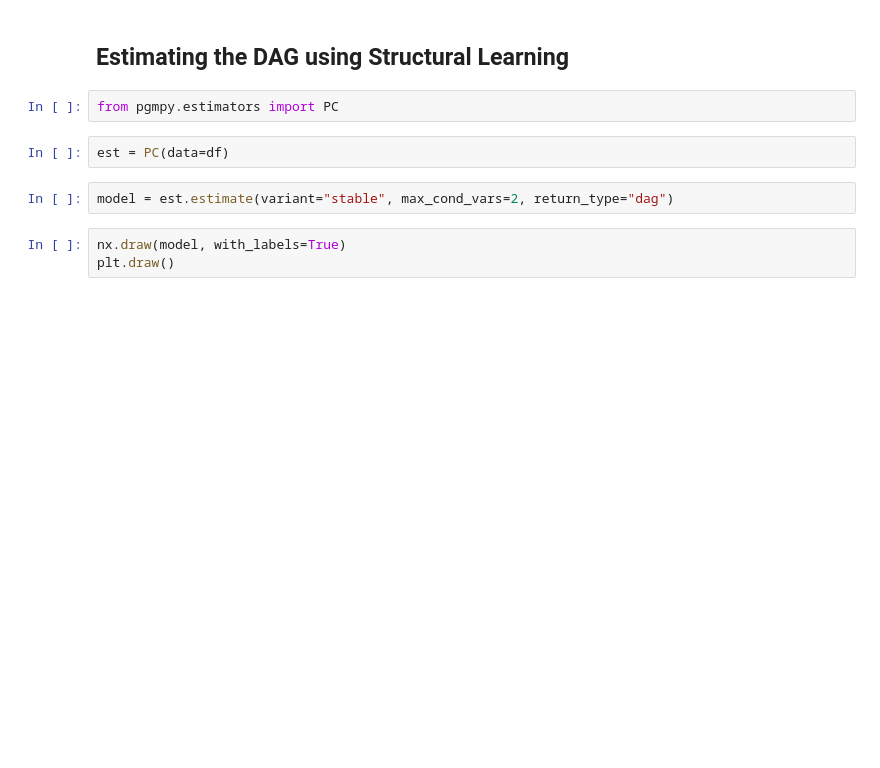
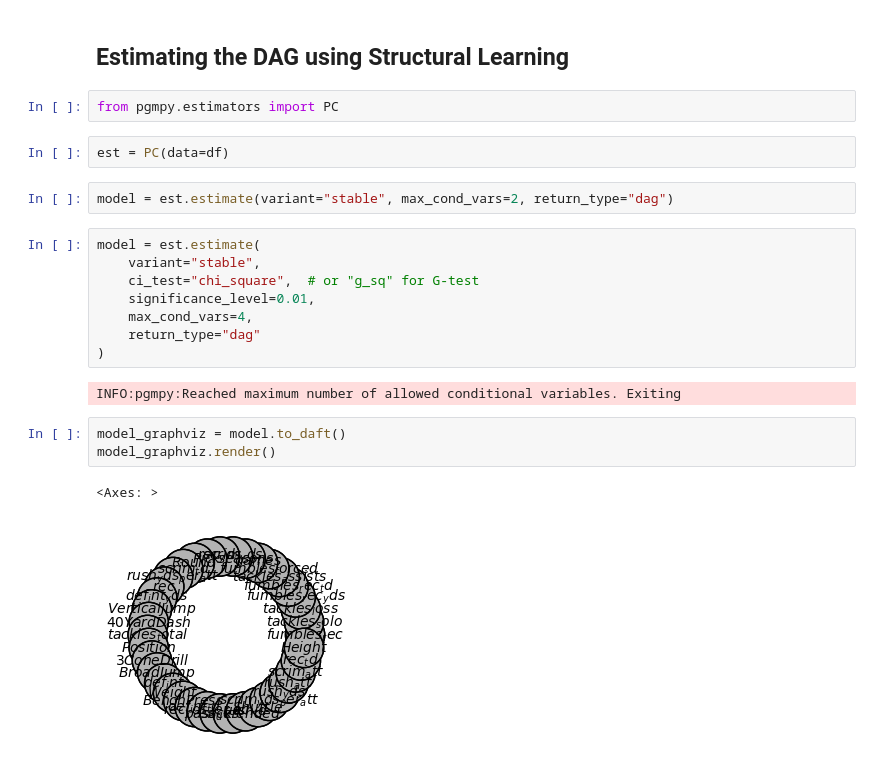
Before and after one commit to nikeetan/The-Game-Beyond-NFL, a Jupyter notebook: temper.ipynb, the cells around one changed output. Saved outputs shown, nothing was run; the diff lists cells and outputs as text; blank space fills up the shorter version.

```diff
--- a/temper.ipynb
+++ b/temper.ipynb
@@ -50,6 +107,19 @@ from pgmpy.estimators import PC
 est = PC(data=df)
 # %%
 model = est.estimate(variant="stable", max_cond_vars=2, return_type="dag")
-# %%
-nx.draw(model, with_labels=True)
-plt.draw()
+# %%
+model = est.estimate(
+    variant="stable",
+    ci_test="chi_square",  # or "g_sq" for G-test
+    significance_level=0.01,
+    max_cond_vars=4,
+    return_type="dag"
+)
+# %% [output]
+INFO:pgmpy:Reached maximum number of allowed conditional variables. Exiting
+# %%
+model_graphviz = model.to_daft()
+model_graphviz.render()
+# %% [output]
+<Axes: >
+[figure, added]
```
Also changed, not shown: parts of 27 cells of this notebook, 4 other files.
